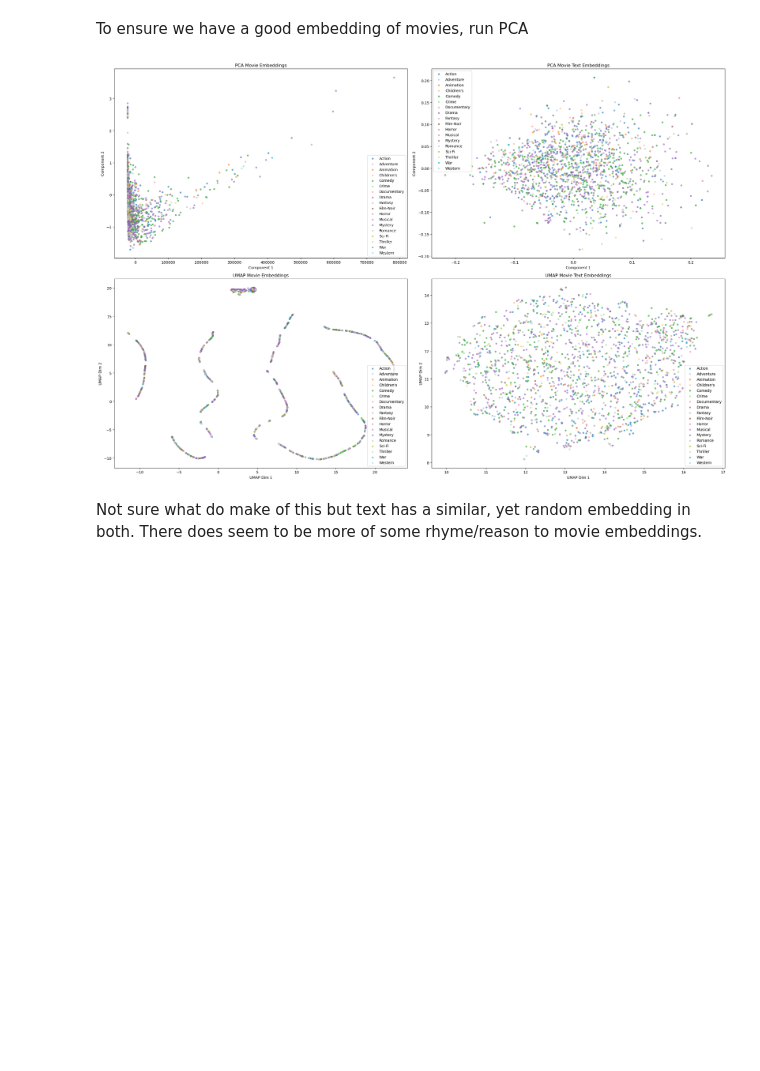
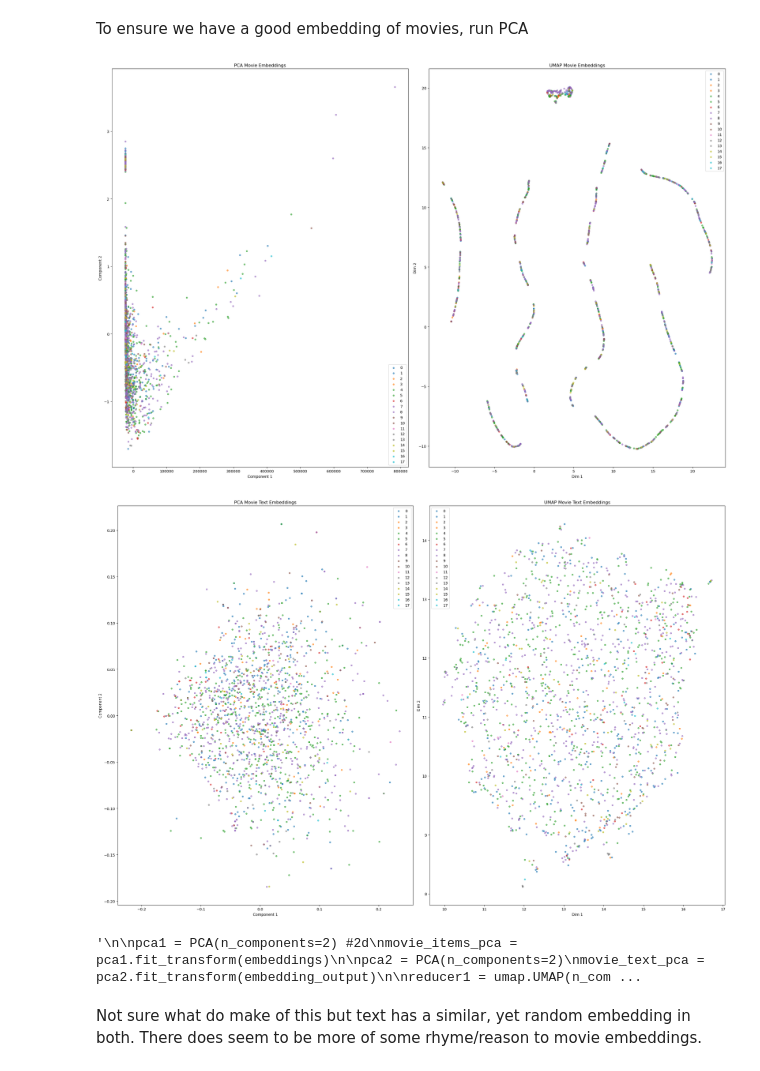
Before and after one commit to daniellipshitz/Recommender-System, a Jupyter notebook: Recommender System/recommender.ipynb, the cells around one changed output. Cells and saved outputs as stored; diff of their text form; code cells hidden in the pictures; blank space fills up the shorter version.

```diff
--- a/Recommender System/recommender.ipynb
+++ b/Recommender System/recommender.ipynb
@@ -1333,6 +1334,46 @@ for movie_id, embedding in zip(movie_unembedded['id_x'], embeddings):
 # %% [markdown]
 To ensure we have a good embedding of movies, run PCA
 # %%
+#makes the most sense to color by age_group
+def visualize_embeddings(embeds, groups, kind):
+    pca = PCA(n_components=2) #2d
+    pca = pca.fit_transform(embeds)
+
+
+    reducer = umap.UMAP(n_components=2, random_state=42)
+    umaper = reducer.fit_transform(embeds)
+
+    unique_groups = np.unique(groups)
+    colors = plt.cm.get_cmap('tab10')(np.linspace(0, 1, len(unique_groups)))
+
+
+    fig, (ax1, ax2) = plt.subplots(1, 2, figsize=(24, 16))
+
+    for i, group in enumerate(unique_groups):
+        idx = groups == group
+        ax1.scatter(pca[idx, 0], pca[idx, 1],
+                    color=colors[i], label=f'{unique_groups[group]}', alpha=0.6, s=15)
+        ax2.scatter(umaper[idx, 0], umaper[idx, 1],
+                    color=colors[i], label=f'{unique_groups[group]}', alpha=0.6, s=15)
+
+    ax1.legend()
+    ax1.set_title(f"PCA {kind} Embeddings")
+    ax1.set_xlabel("Component 1")
+    ax1.set_ylabel("Component 2")
+
+    ax2.legend()
+    ax2.set_title(f"UMAP {kind} Embeddings")
+    ax2.set_xlabel("Dim 1")
+    ax2.set_ylabel("Dim 2")
+
+    plt.tight_layout()
+    plt.show()
+
+genre_indices = np.argmax(movie_unembedded[genres].values, axis=1)
+visualize_embeddings(embeddings, genre_indices, 'Movie')
+visualize_embeddings(embedding_output, genre_indices, 'Movie Text')
+"""
+
 pca1 = PCA(n_components=2) #2d
 movie_items_pca = pca1.fit_transform(embeddings)
 
@@ -1358,33 +1399,37 @@ for i, genre_id in enumerate(unique_genres):
     ax2.scatter(movie_text_pca[idx, 0], movie_text_pca[idx, 1],
                 color=colors(i), label=genres[genre_id], alpha=0.6, s=15)
     ax3.scatter(movie_items_umap[idx, 0], movie_items_umap[idx, 1],
                 color=colors(i), label=genres[genre_id], alpha=0.6, s=15)
     ax4.scatter(movie_text_umap[idx, 0], movie_text_umap[idx, 1],
                 color=colors(i), label=genres[genre_id], alpha=0.6, s=15)
 
 ax1.legend()
 ax1.set_title("PCA Movie Embeddings")
 ax1.set_xlabel("Component 1")
 ax1.set_ylabel("Component 2")
 
 ax2.legend()
 ax2.set_title("PCA Movie Text Embeddings")
 ax2.set_xlabel("Component 1")
 ax2.set_ylabel("Component 2")
 
 ax3.legend()
 ax3.set_title("UMAP Movie Embeddings")
 ax3.set_xlabel("UMAP Dim 1")
 ax3.set_ylabel("UMAP Dim 2")
 
 ax4.legend()
 ax4.set_title("UMAP Movie Text Embeddings")
 ax4.set_xlabel("UMAP Dim 1")
 ax4.set_ylabel("UMAP Dim 2")
 
 plt.tight_layout()
 plt.show()
+
+train_ratings['age_group'].values"""
 # %% [output]
-[figure, old version]
+[figure, new version]
+[figure, added]
+'\n\npca1 = PCA(n_components=2) #2d\nmovie_items_pca = pca1.fit_transform(embeddings)\n\npca2 = PCA(n_components=2)\nmovie_text_pca = pca2.fit_transform(embedding_output)\n\nreducer1 = umap.UMAP(n_com ...
 # %% [markdown]
 Not sure what do make of this but text has a similar, yet random embedding in both. There does seem to be more of some rhyme/reason to movie embeddings.
```
Also changed, not shown: parts of 31 cells of this notebook, 1 other file.
